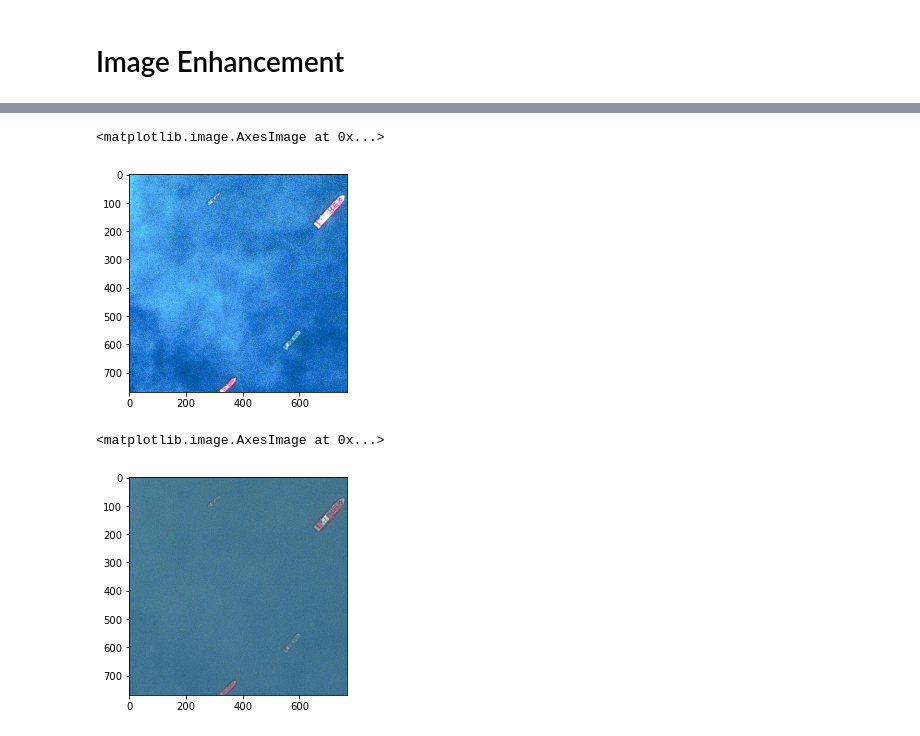
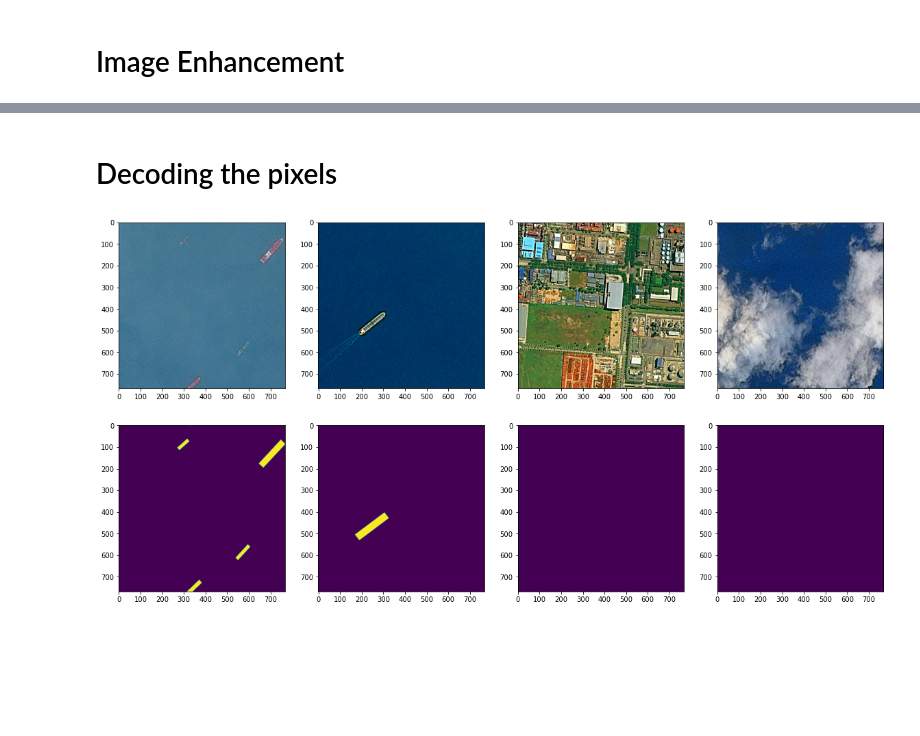
Before and after one commit to JKGu/AirbusShipDetectionChallenge, a Jupyter notebook: script.ipynb, the cells around one changed output, grey strips where cells are left out. Saved outputs shown, nothing was run; the diff lists cells and outputs as text; code cells hidden in the pictures; blank space fills up the shorter version.

Commit message:
mask

```diff
--- a/script.ipynb
+++ b/script.ipynb
@@ -85,9 +114,8 @@ fig = plt.figure(1,figsize=(20,20))
 for i in range(len(sampleImgList)):
     image_tmp = sampleImgList[i]
     ax = fig.add_subplot(2,4,i+1)
-    ax.axis('off')
     ax.imshow(image_tmp)
-    image_tmp = unsharp_mask(sampleImgList[i], radius=2, amount=5)
+    image_tmp = unsharp_mask(sampleImgList[i], radius=4, amount=2)
     sampleImgList[i] = image_tmp
     ax = fig.add_subplot(1,4,i+1)
     ax.imshow(image_tmp)
@@ -103,12 +124,38 @@ plt.imshow(img_rescale)
-# %%
-img_eq = exposure.equalize_hist(image)
-plt.imshow(img_eq)
-# %% [output]
-<matplotlib.image.AxesImage at 0x...>
-[figure, removed]
-# %%
-result_1 = unsharp_mask(image, radius=5, amount=2)
-plt.imshow(result_1)
-# %% [output]
-<matplotlib.image.AxesImage at 0x...>
-[figure, removed]
+# %% [markdown]
+# Decoding the pixels
+# %%
+def rle_to_pixels(rle_code):
+    '''
+    Transforms a RLE code string into a list of pixels of a (768, 768) canvas
+    '''
+    rle_code = [int(i) for i in rle_code.split()]
+    pixels = [(pixel_position % 768, pixel_position // 768)
+                 for start, length in list(zip(rle_code[0:-1:2], rle_code[1::2]))
+                 for pixel_position in range(start, start + length)]
+    return pixels
+
+def get_all_masks(image_id):
+    ret = []
+    s = train_df[train_df['ImageId'] == image_id]['EncodedPixels']
+    if not s.isnull().values.any():
+        for x in s:
+            ret.append(rle_to_pixels(x))
+    return ret
+
+def show_masks(image_id):
+    canvas = np.zeros((768, 768))
+    masks = get_all_masks(image_id)
+    for x in masks:
+       canvas[tuple(zip(*x))] = 1
+    return canvas
+# %%
+fig = plt.figure(1,figsize=(20,20))
+for i in range(len(sampleList)):
+    image_tmp = sampleImgList[i]
+    ax = fig.add_subplot(2,4,i+1)
+    ax.imshow(image_tmp)
+    image_tmp = show_masks(sampleList[i])
+    ax = fig.add_subplot(1,4,i+1)
+    ax.imshow(image_tmp)
+# %% [output]
+[figure, added]
```
Also changed, not shown: parts of 7 cells of this notebook, 1 other file.
